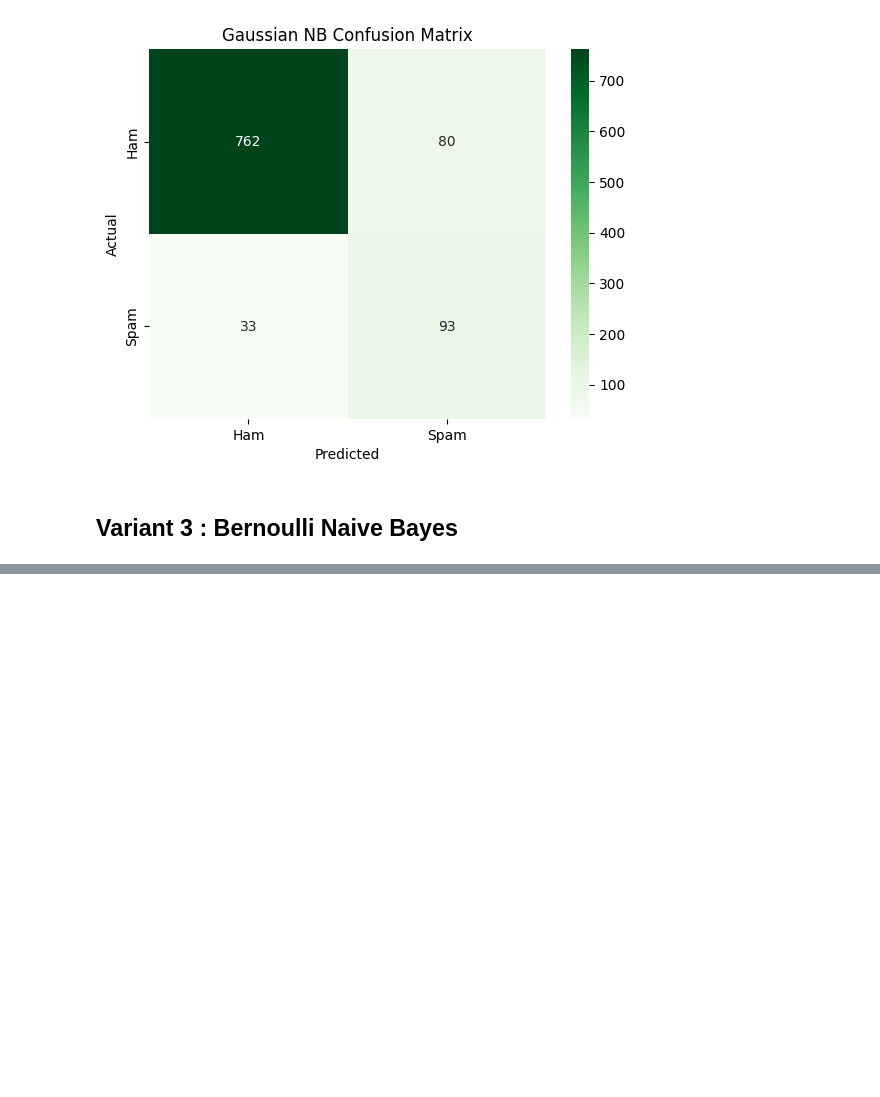
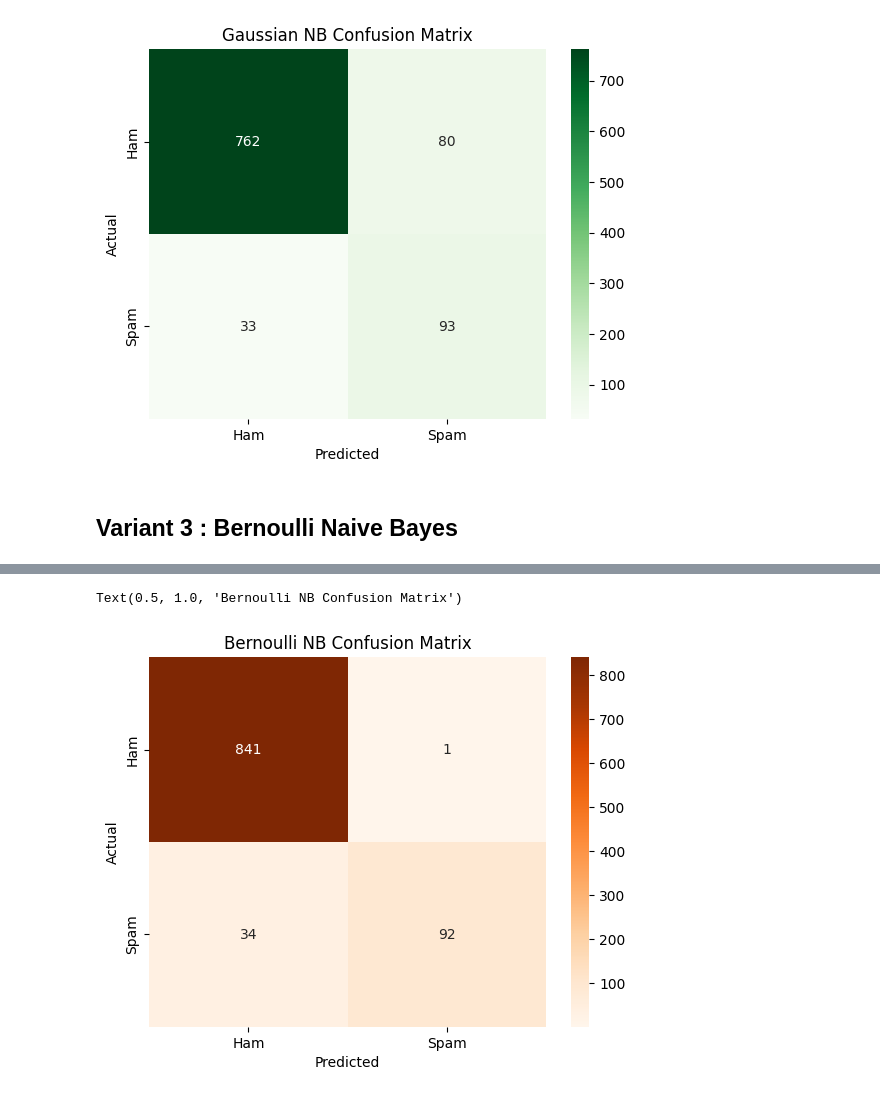
Before and after one commit to mohidqadeer123/Naive-Bayes-Spam-Classifier, a Jupyter notebook: notebooks/NaiveBayes_Spam.ipynb, the cells around one changed output, grey strips where cells are left out. Cells and saved outputs as stored; diff of their text form; code cells hidden in the pictures; blank space fills up the shorter version.

```diff
--- a/notebooks/NaiveBayes_Spam.ipynb
+++ b/notebooks/NaiveBayes_Spam.ipynb
@@ -129,0 +146,15 @@ y_bnb_pred = bnb_model.predict(X_test_vec)
+# %%
+# Confusion Matrix for Bernoulli NB
+cm_bnb = confusion_matrix(y_test, y_bnb_pred)
+sns.heatmap(cm_bnb,
+            annot =True,
+            fmt = 'd',
+            cmap = 'Oranges',
+            xticklabels = ['Ham','Spam'],
+            yticklabels = ['Ham','Spam'])
+plt.ylabel('Actual')
+plt.xlabel('Predicted')
+plt.title('Bernoulli NB Confusion Matrix')
+# %% [output]
+Text(0.5, 1.0, 'Bernoulli NB Confusion Matrix')
+[figure, added]
```
Also changed, not shown: parts of 1 cell of this notebook.
